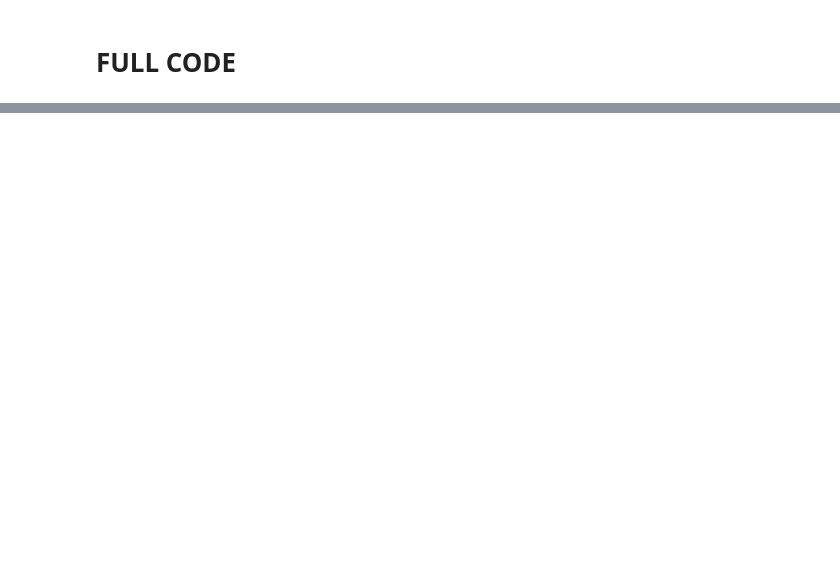
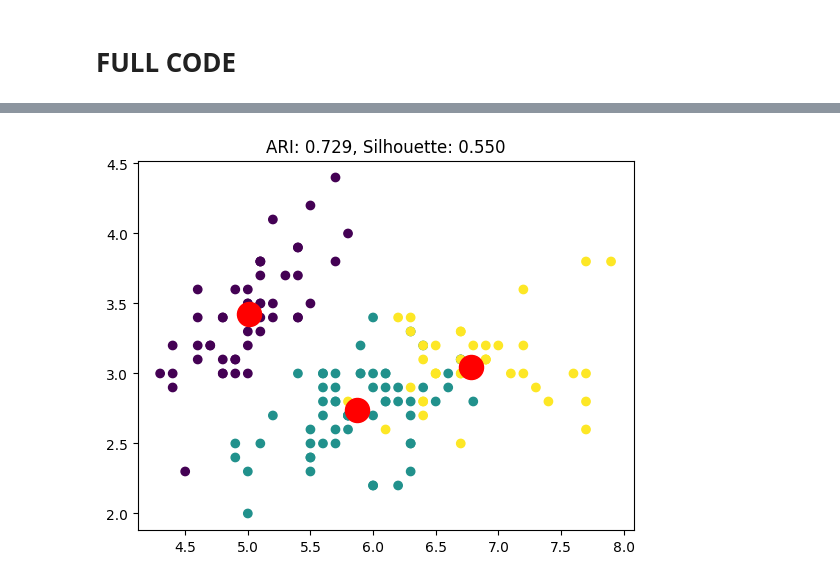
Before and after one commit to yweslakarep123/ant_colony_iris, a Jupyter notebook: code_ant_colony.ipynb, the cells around one changed output, grey strips where cells are left out. Drawn from its saved outputs; the diff is of its cells as text; code cells hidden in the pictures; blank space fills up the shorter version.

```diff
--- a/code_ant_colony.ipynb
+++ b/code_ant_colony.ipynb
@@ -110,0 +253,21 @@ Silhouette Score: 0.5528190123564095
+# %%
+def update_centroids(data, assignments, num_clusters):
+  centroids = np.zeros((num_clusters, data.shape[1]))
+  for k in range(num_clusters):
+    cluster_points = data[assignments == k]
+    if len(cluster_points) > 0:
+      centroids[k] = cluster_points.mean(axis=0)
+    else:
+      centroids[k] = data[np.random.choice(len(data))]
+  return centroids
+
+data = np.array([[2.1, 2.6, 3.3, 4.6],
+                 [3.2, 1.8, 4.3, 2.1],
+                 [3.7, 3.5, 4.5, 2.7]])
+
+centroids = np.array([[6.8, 2.8, 4.8, 1.4],
+                      [7.1, 3.0, 5.9, 2.1],
+                      [4.8, 3.1, 1.6, 0.2]])
+
+
+print(update_centroids(data, [2,0,0], 3))
@@ -110,0 +283,16 @@ Silhouette Score: 0.5528190123564095
+# %%
+def evaluate_ari(true_labels, predicted_labels):
+  ari = adjusted_rand_score(true_labels, predicted_labels)
+  return ari
+
+
+def evaluate_silhouette(data, predicted_labels):
+  silhouette_avg = silhouette_score(data, predicted_labels)
+  return silhouette_avg
+
+data = load_iris().data
+true_labels = load_iris().target
+predicted_labels = aco_clustering.fit()
+
+print(evaluate_ari(true_labels, predicted_labels))
+print(evaluate_silhouette(data, predicted_labels))
@@ -110,0 +305,7 @@ Silhouette Score: 0.5528190123564095
+# %%
+plt.scatter(data[:, 0], data[:, 1], c=predicted_labels, cmap='viridis')
+plt.scatter(centroids[:, 0], centroids[:, 1], s=300, c='red')
+plt.title(f'ARI: {ari:.3f}, Silhouette: {silhouette_avg:.3f}')
+plt.show()
+# %% [output]
+[figure, added]
```
Also changed, not shown: parts of 24 cells of this notebook.
